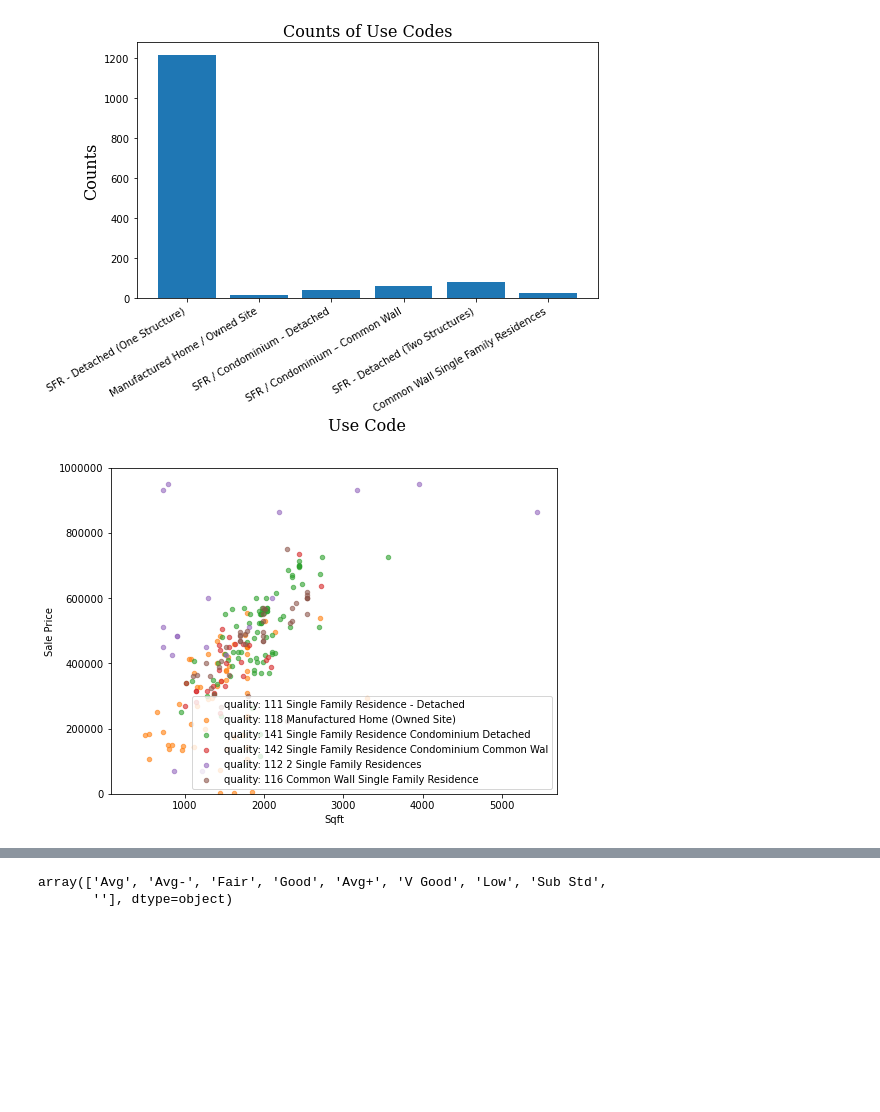
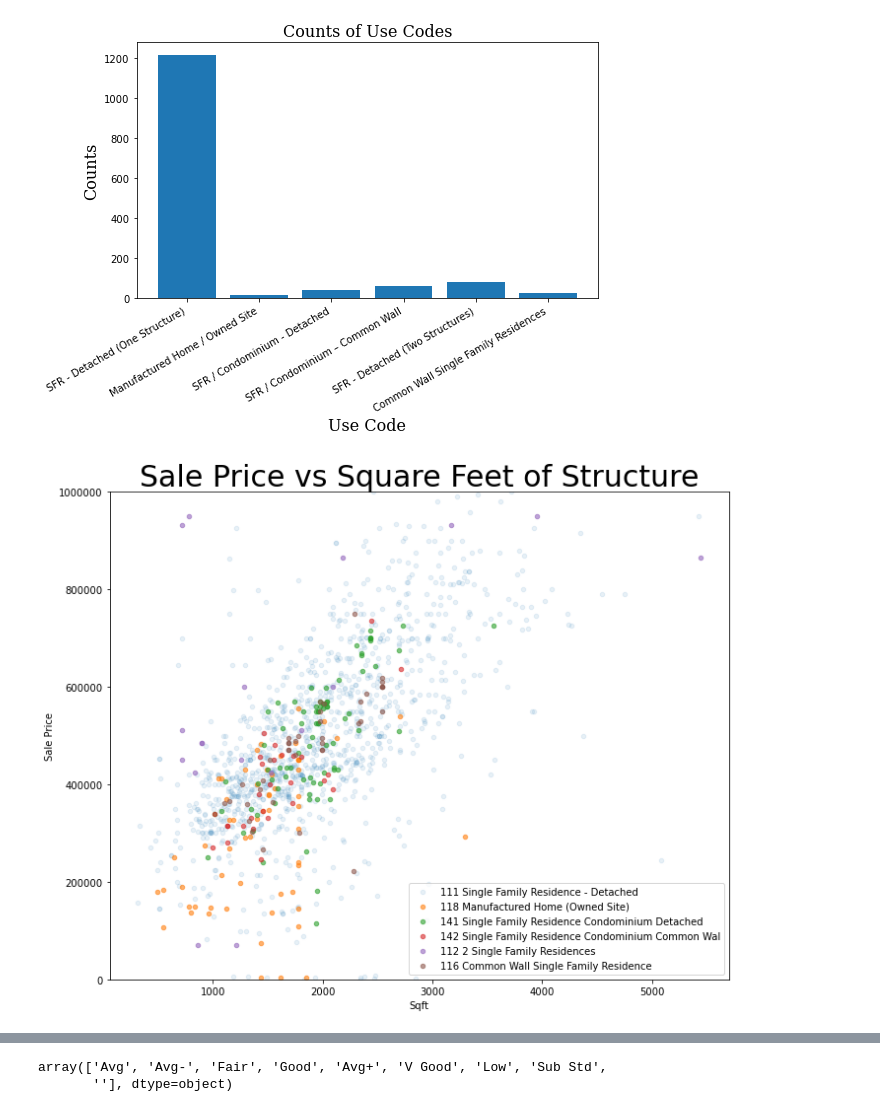
Before and after one commit to vmccready/home-saleprice-eda, a Jupyter notebook: sales_eda.ipynb, the cells around one changed output, grey strips where cells are left out. Drawn from its saved outputs; the diff is of its cells as text; code cells hidden in the pictures; blank space fills up the shorter version.

```diff
--- a/sales_eda.ipynb
+++ b/sales_eda.ipynb
@@ -325,13 +326,15 @@ c = ['#1f77b4', '#ff7f0e', '#2ca02c', '#d62728',
 colors = c + c
 # %%
 codes = single_family['Use Code'].unique()
-fig, ax = plt.subplots(figsize=(8,6))
+fig, ax = plt.subplots(figsize=(10,8))
 for i, code in enumerate(codes):
     single_family[single_family["Use Code"] == code].plot.scatter('Sqft', 'Sale Price',
                                                     color=colors[i],
-                                                    alpha=(0 if code==111 else 0.6), ax=ax,
-                                                   label="quality: {}".format(use_codes[code]))
+                                                    alpha=(.1 if code==111 else 0.6), ax=ax,
+                                                   label="{}".format(use_codes[code]))
 ax.set_ylim(0,1000000)
-ax.ticklabel_format(style='plain');
+ax.set_title('Sale Price vs Square Feet of Structure', size=30)
+ax.ticklabel_format(style='plain')
+fig.tight_layout()
 # %% [output]
-[figure, old version]
+[figure, new version]
```
Also changed, not shown: parts of 14 cells of this notebook, 2 other files.
